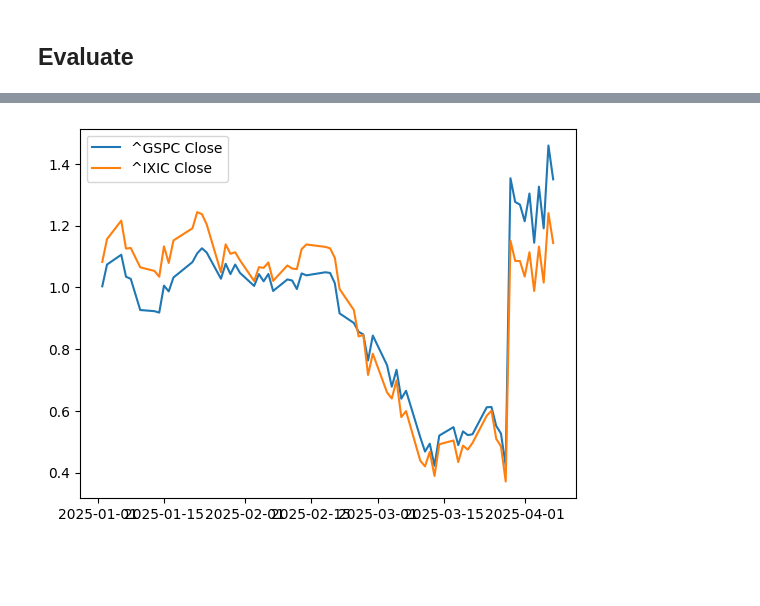
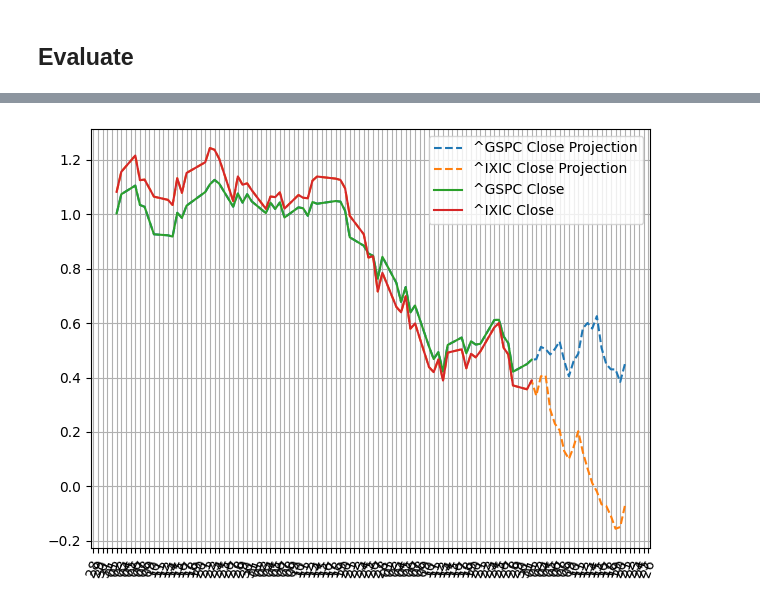
Before and after one commit to Brycekratzer/Economic-Web-DashBoard, a Jupyter notebook: model/PatchTST.ipynb, the cells around one changed output, grey strips where cells are left out. Saved outputs shown, nothing was run; the diff lists cells and outputs as text; code cells hidden in the pictures; blank space fills up the shorter version.

Commit message:
New Model Added, Working on prediction pipeline

```diff
--- a/model/PatchTST.ipynb
+++ b/model/PatchTST.ipynb
@@ -354,7 +333,8 @@ num_train = int(len(dataset) * .7)
 num_test = int(len(dataset) * .2)
 num_val = int(len(dataset) * .1)
 
-targ_data = dataset[['^GSPC Close', '^IXIC Close']]
+dataset = dataset[['^GSPC Close', '^IXIC Close']]
+targ_data = dataset
 
 train_targ = targ_data[0: num_train]
 train_feat = dataset[0: num_train]
@@ -435,4 +417,4 @@ dataloader_val = DataLoader(val_data, batch_size=32, shuffle=True)
 # %%
-device = torch.device('cpu')
+device = torch.device('mps')
 ft_model = ft_model.to(device)
 # %%
@@ -528,7 +521,0 @@ model_eval.eval()
-# %%
-
-with torch.no_grad():
-    features = dataset.iloc[-CONTEXT_LEN:].values  # Last CONTEXT_LEN days
-    features = torch.tensor(features, dtype=torch.float32).unsqueeze(0)
-    predictions = ft_model(past_values=features)
-    forcast = predictions.prediction_outputs
@@ -572,7 +590,38 @@ def plot_time_frame_x2(year_start, year_end, df, x1, x2):
     plt.plot(df_tf['DATE'], df_tf[x2], label=x2)
     plt.legend()
     plt.show()
-# %%
-plot_time_frame_x2(2025, 2025, result_df, '^GSPC Close', '^IXIC Close')
-# %% [output]
-[figure, removed]
+# %%
+import matplotlib.dates as mdates
+
+def plot_time_frame_month(year_start, year_end, month_start, month_end, df1, df2, x1, x2):
+    df_tf1 = df1[(df1['DATE'].dt.year >= year_start) & (df1['DATE'].dt.year <= year_end)]
+    df_tf1 = df_tf1[(df_tf1['DATE'].dt.month >= month_start) & (df_tf1['DATE'].dt.month <= month_end)]
+
+    df_tf2 = df2[(df2['DATE'].dt.year >= year_start) & (df2['DATE'].dt.year <= year_end)]
+    df_tf2 = df_tf2[(df_tf2['DATE'].dt.month >= month_start) & (df_tf2['DATE'].dt.month <= month_end)]
+
+    plt.plot(df_tf2['DATE'], df_tf2[x1], label=f'{x1} Projection', linestyle='--')
+    plt.plot(df_tf2['DATE'], df_tf2[x2], label=f'{x2} Projection', linestyle='--')
+
+    plt.plot(df_tf1['DATE'], df_tf1[x1], label=x1)
+    plt.plot(df_tf1['DATE'], df_tf1[x2], label=x2)
+
+    plt.legend()
+
+    # Set a tick for every day
+    plt.gca().xaxis.set_major_locator(mdates.DayLocator())
+    plt.gca().xaxis.set_major_formatter(mdates.DateFormatter('%d'))
+
+    plt.xticks(rotation=70)
+    plt.grid(True)
+
+    plt.tight_layout()  # This helps prevent the rotated labels from being cut off
+    plt.show()
+# %%
+original_df = pd.read_csv('../data/Economic_Data_1994-2025.csv')
+original_df = original_df[['DATE', '^GSPC Close', '^IXIC Close']]
+original_df['DATE'] = pd.to_datetime(original_df['DATE'])
+
+plot_time_frame_month(2025, 2025, 1, 5, original_df, df, '^GSPC Close', '^IXIC Close')
+# %% [output]
+[figure, added]
```
Also changed, not shown: parts of 16 cells of this notebook, 12 other files.
